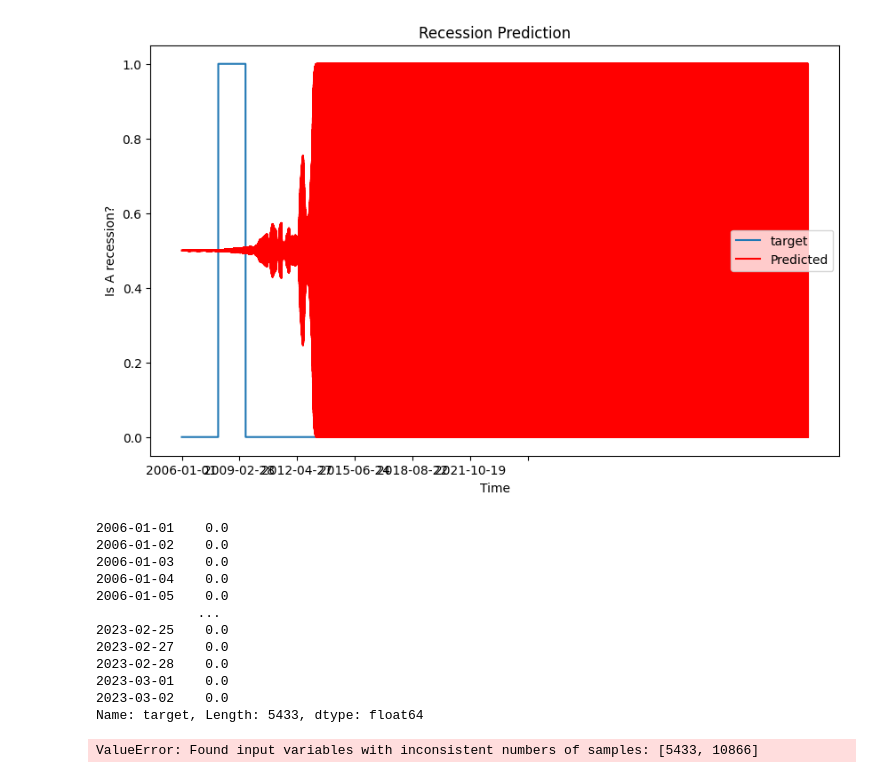
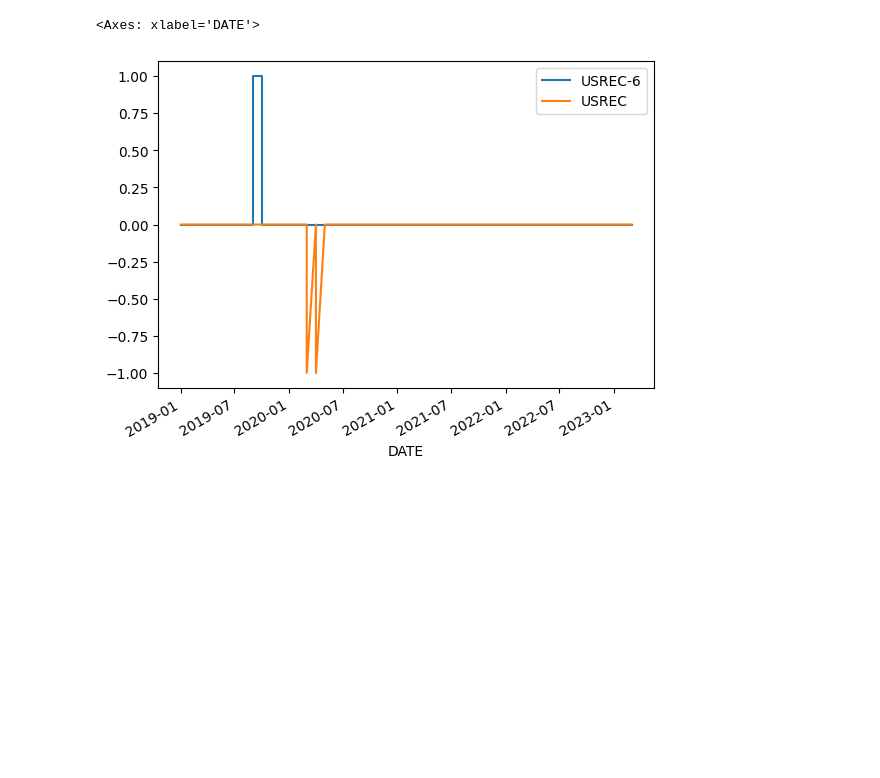
Before and after one commit to AmineMahdioui/projet-de-fin-d-annee, a Jupyter notebook: New try LSTM.ipynb, the cells around one changed output. Cells and saved outputs as stored; diff of their text form; code cells hidden in the pictures; blank space fills up the shorter version.

```diff
--- a/New try LSTM.ipynb
+++ b/New try LSTM.ipynb
@@ -191,32 +13,0 @@ plt.show()
-# %%
-plt.figure(figsize=(10,6))
-# plt.plot(df_for_testing["target"], color = 'red', label = 'Real')
-df_for_testing["target"].plot()
-plt.plot(prediction/prediction.max(), color = 'red', label = 'Predicted')
-plt.title('Recession Prediction')
-plt.xlabel('Time')
-plt.ylabel('Is A recession?')
-plt.legend()
-plt.show()
-# %% [output]
-[figure, removed]
-# %%
-df_for_testing["target"].iloc[:-30]
-# %% [output]
-2006-01-01    0.0
-2006-01-02    0.0
-2006-01-03    0.0
-2006-01-04    0.0
-2006-01-05    0.0
-             ...
-2023-02-25    0.0
-2023-02-27    0.0
-2023-02-28    0.0
-2023-03-01    0.0
-2023-03-02    0.0
-Name: target, Length: 5433, dtype: float64
-# %%
-from sklearn.metrics import classification_report
-print(classification_report(df_for_testing["target"].iloc[:-30], prediction))
-# %% [output]
-ValueError: Found input variables with inconsistent numbers of samples: [5433, 10866]
@@ -222,0 +37,5 @@ ValueError: Found input variables with inconsistent numbers of samples: [5433, 1
+# %%
+pd.concat([recessions.shift(-6).rename(columns={'USREC':'USREC-6'}),-1*recessions]).fillna(0).loc['2019':].plot()
+# %% [output]
+<Axes: xlabel='DATE'>
+[figure, added]
```
Also changed, not shown: parts of 31 cells of this notebook.
